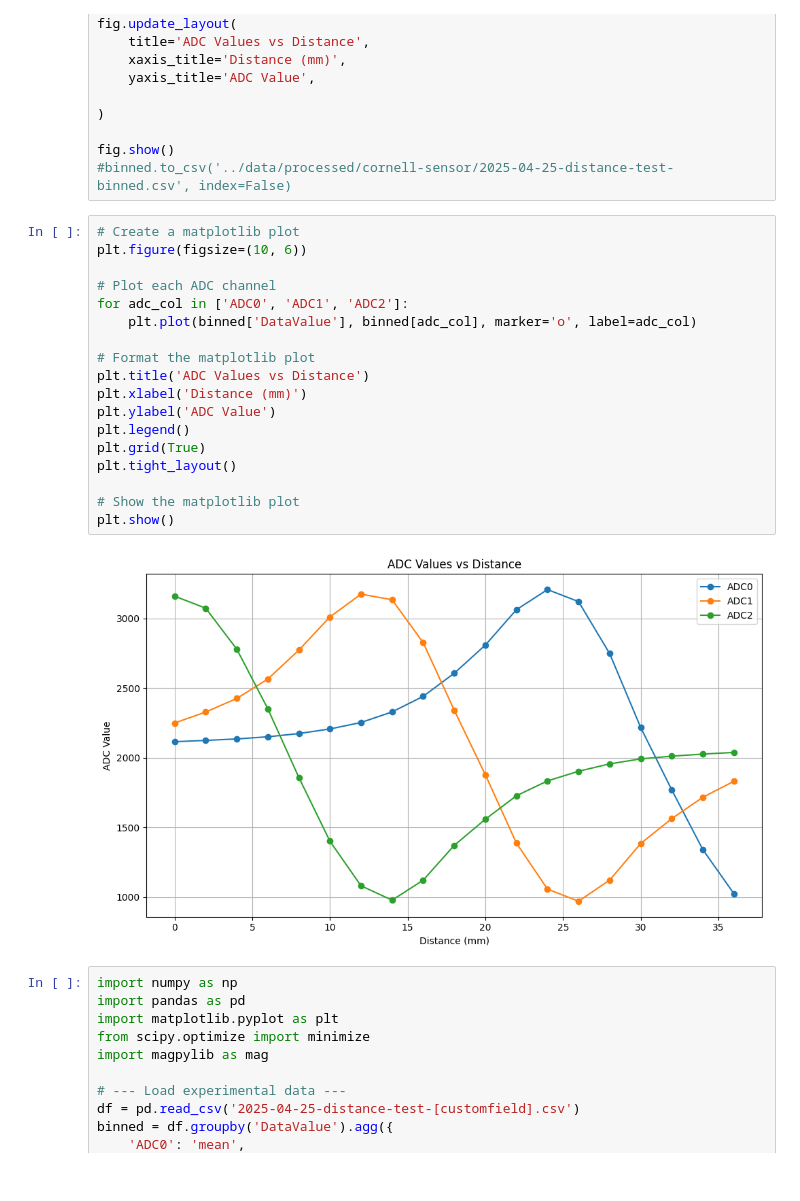
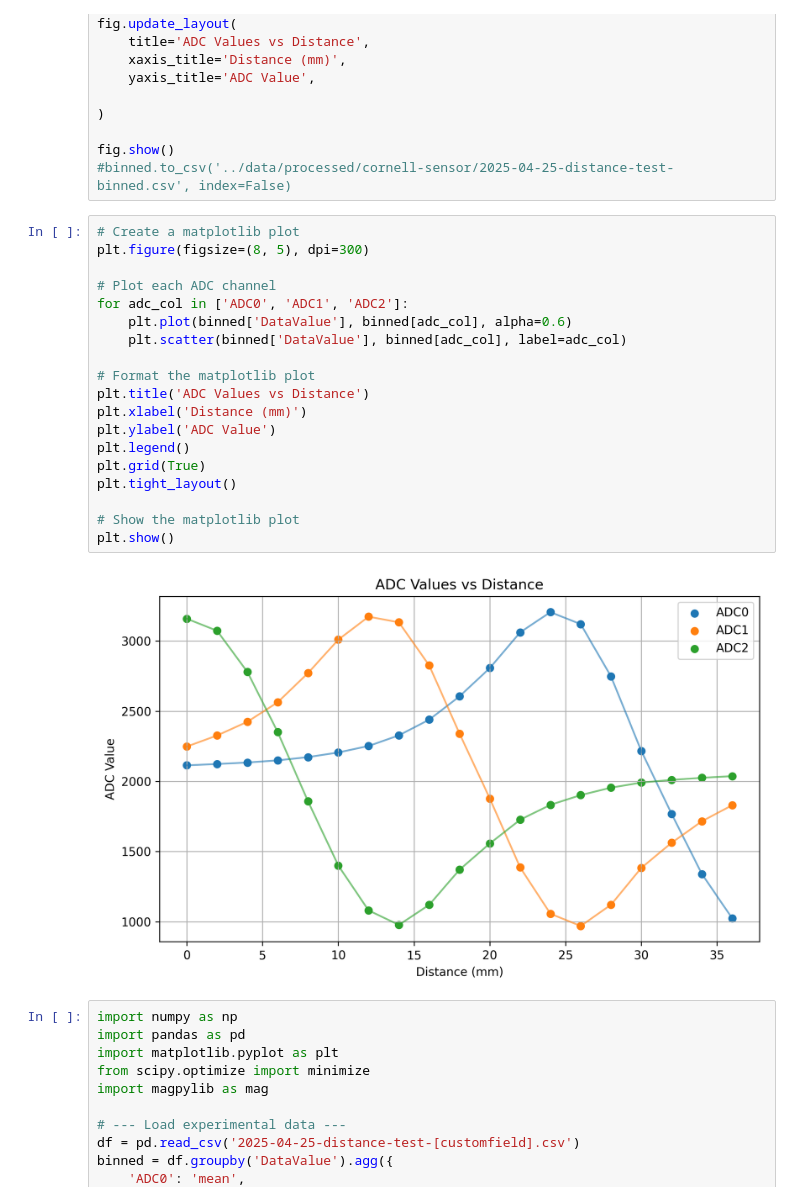
Before and after one commit to nekrutnikolai/depth_sensor, a Jupyter notebook: DepthSensorJonathanAnalysis.ipynb, the cells around one changed output. Saved outputs shown, nothing was run; the diff lists cells and outputs as text.

Commit message:
did more data analysis

```diff
--- a/DepthSensorJonathanAnalysis.ipynb
+++ b/DepthSensorJonathanAnalysis.ipynb
@@ -312,24 +312,25 @@ fig.show()
 #binned.to_csv('../data/processed/cornell-sensor/2025-04-25-distance-test-binned.csv', index=False)
 # %%
 # Create a matplotlib plot
-plt.figure(figsize=(10, 6))
+plt.figure(figsize=(8, 5), dpi=300)
 
 # Plot each ADC channel
 for adc_col in ['ADC0', 'ADC1', 'ADC2']:
-    plt.plot(binned['DataValue'], binned[adc_col], marker='o', label=adc_col)
+    plt.plot(binned['DataValue'], binned[adc_col], alpha=0.6)
+    plt.scatter(binned['DataValue'], binned[adc_col], label=adc_col)
 
 # Format the matplotlib plot
 plt.title('ADC Values vs Distance')
 plt.xlabel('Distance (mm)')
 plt.ylabel('ADC Value')
 plt.legend()
 plt.grid(True)
 plt.tight_layout()
 
 # Show the matplotlib plot
 plt.show()
 # %% [output]
-[figure, old version]
+[figure, new version]
 # %%
 import numpy as np
 import pandas as pd
```
Also changed, not shown: parts of 11 cells of this notebook, 2 other files.
